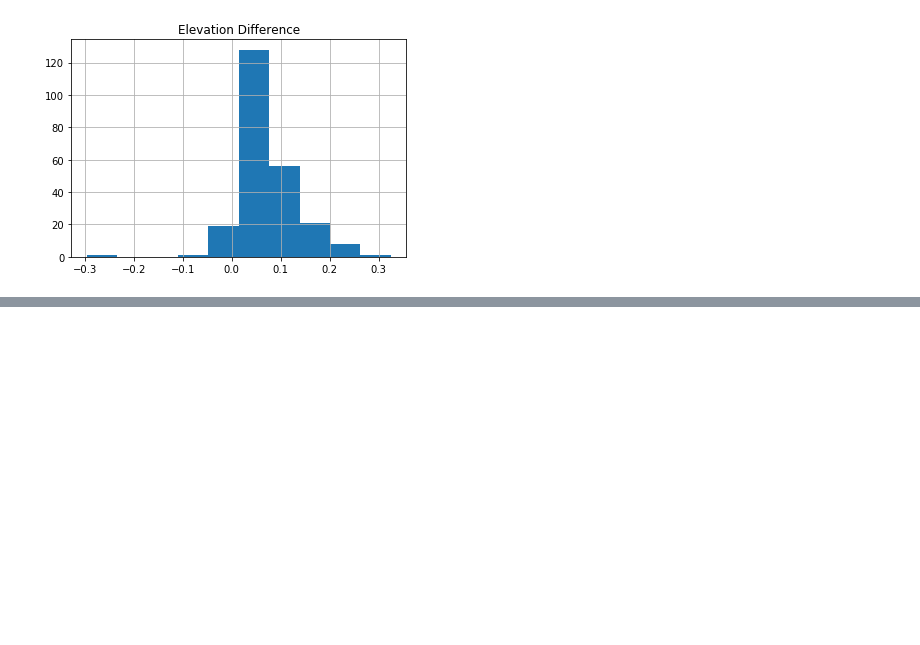
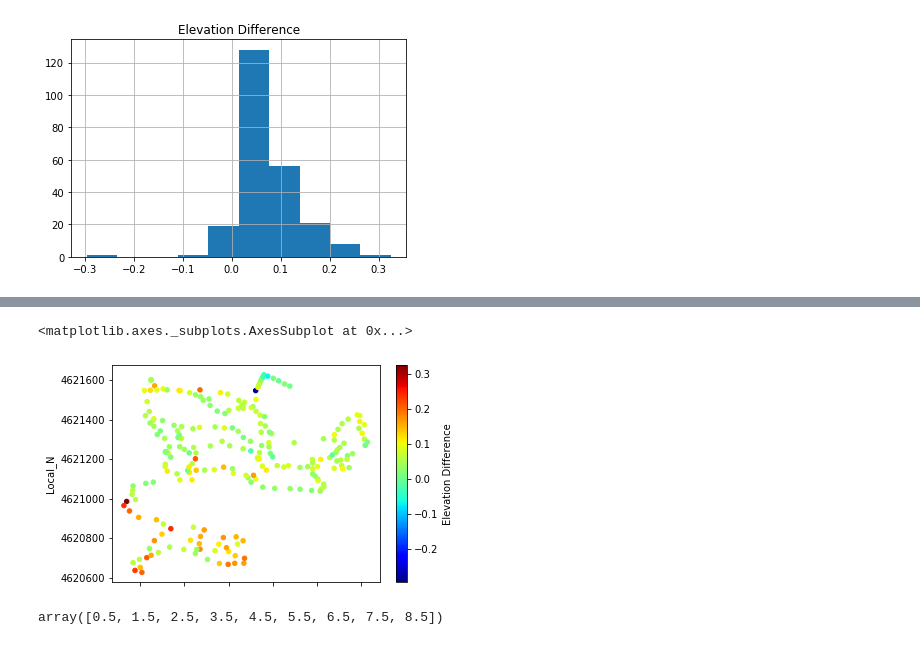
Before and after one commit to jxhigh/Learning_Python_in_Great_Marshes_Region, a Jupyter notebook: Compared_RTK_Elevations_with_BareEarth.ipynb, the cells around one changed output, grey strips where cells are left out. Drawn from its saved outputs; the diff is of its cells as text; code cells hidden in the pictures; blank space fills up the shorter version.

```diff
--- a/Compared_RTK_Elevations_with_BareEarth.ipynb
+++ b/Compared_RTK_Elevations_with_BareEarth.ipynb
@@ -377 +234,6 @@ array([[<matplotlib.axes._subplots.AxesSubplot object at 0x...>]],
+# %%
+df3.plot(kind='scatter', x='Local_E', y='Local_N', c="Elevation Difference", cmap= "jet")
+# %% [output]
+<matplotlib.axes._subplots.AxesSubplot at 0x...>
+[figure, added]
 # %%
@@ -382,0 +245,5 @@ z=df2["Classification"].values
+# %%
+ticks = np.arange(0.5, 9.5, 1)
+ticks
+# %% [output]
+array([0.5, 1.5, 2.5, 3.5, 4.5, 5.5, 6.5, 7.5, 8.5])
```
Also changed, not shown: parts of 19 cells of this notebook, 3 other files.
